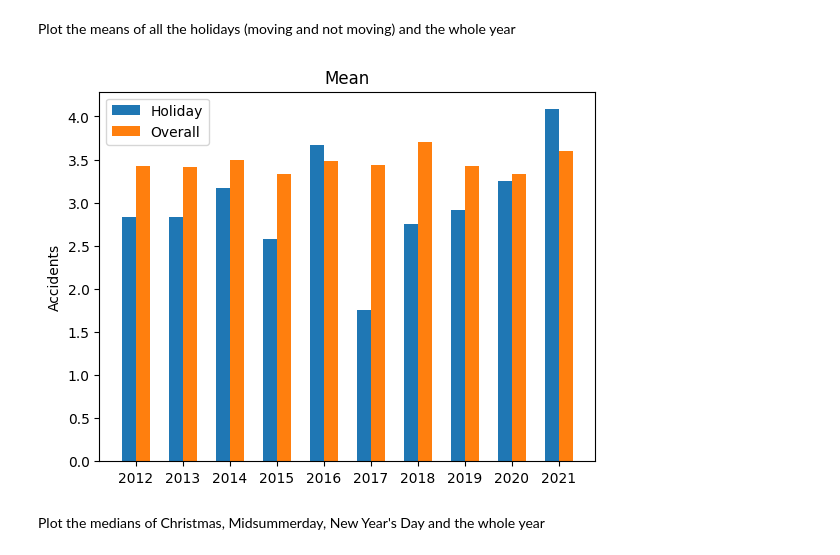
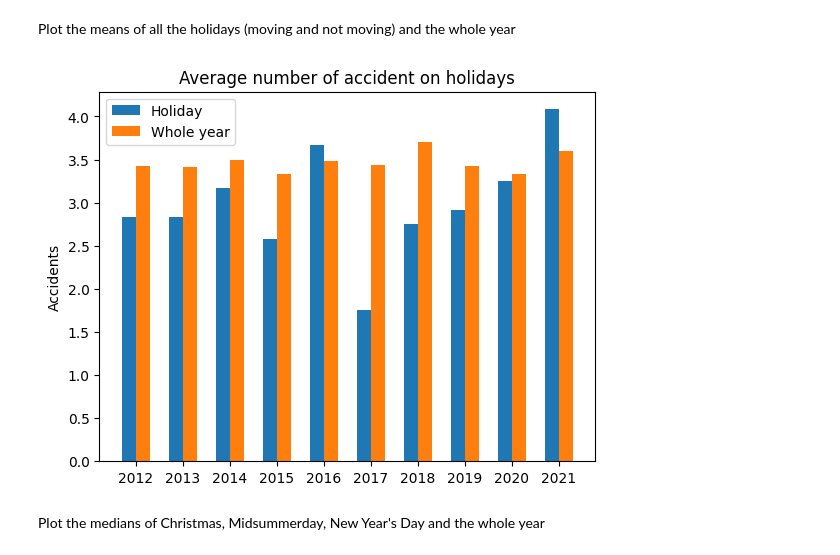
Before and after one commit to gCoreByte/car-accidents-in-estonia, a Jupyter notebook: Goal1_clan.ipynb, the cells around one changed output. Cells and saved outputs as stored; diff of their text form; code cells hidden in the pictures.

Commit message:
plots and stuff

```diff
--- a/Goal1_clan.ipynb
+++ b/Goal1_clan.ipynb
@@ -316,21 +316,21 @@ Plot the means of all the holidays (moving and not moving) and the whole year
 # %%
 x = np.arange(len(years))
 width = 0.3
 
 fig, ax = plt.subplots()
 l2 = ax.bar(x- width/2, holiday_means, width, label="Holiday")
-l1 = ax.bar(x+ width/2, means, width, label="Overall")
+l1 = ax.bar(x+ width/2, means, width, label="Whole year")
 
 ax.set_ylabel("Accidents")
-ax.set_title("Mean")
+ax.set_title("Average number of accidents on holidays")
 ax.set_xticks(x, years)
 ax.legend()
 
 plt.savefig("meanComparison")
 
 plt.show()
 # %% [output]
-[figure, old version]
+[figure, new version]
 # %% [markdown]
 Plot the medians of Christmas, Midsummerday, New Year's Day and the whole year
 # %%
```
Also changed, not shown: parts of 2 cells of this notebook.
